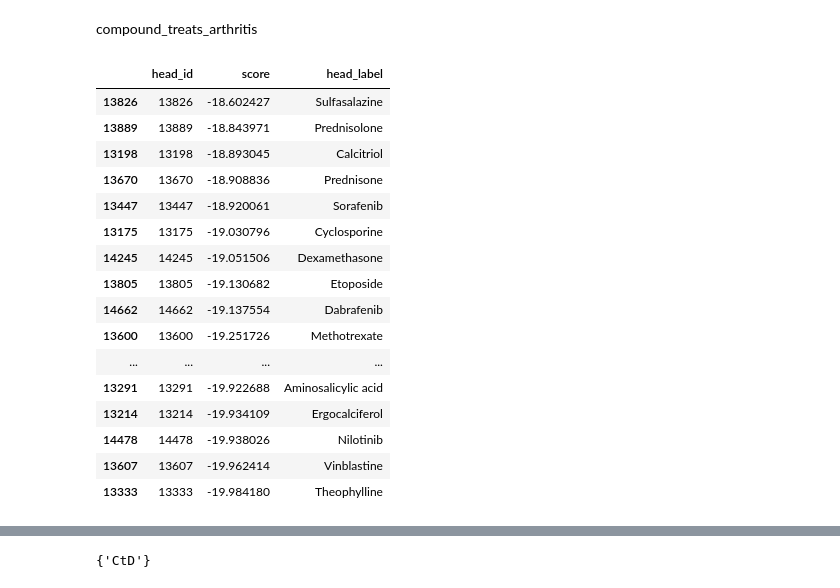
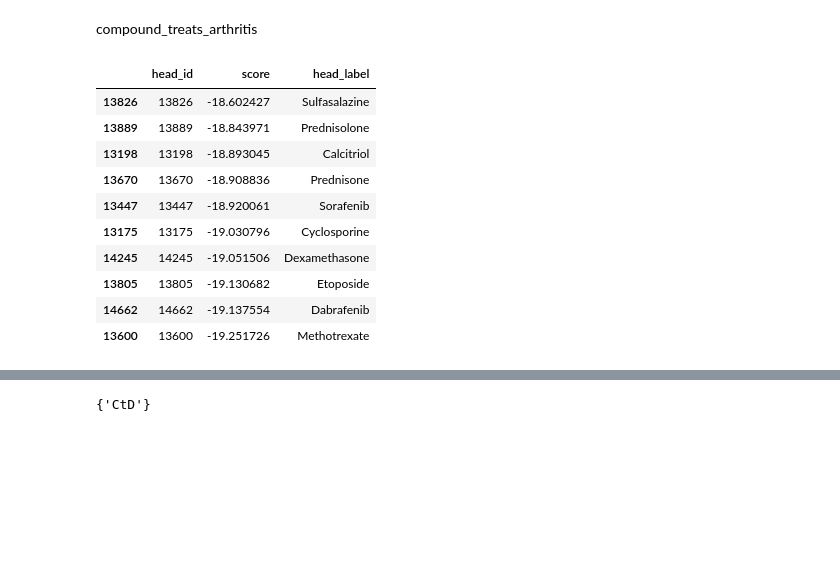
Before and after one commit to davidpetrov/Link-Prediction, a Jupyter notebook: hetionet.ipynb, the cells around one changed output, grey strips where cells are left out. Drawn from its saved outputs; the diff is of its cells as text; code cells hidden in the pictures; blank space fills up the shorter version.

Commit message:
Processing of results

```diff
--- a/hetionet.ipynb
+++ b/hetionet.ipynb
@@ -502,10 +502,10 @@ TriplesFactory(num_entities=45158, num_relations=24, create_inverse_triples=Fals
 # %%
 from pykeen import predict
 compound_treats_arthritis = predict.predict_target(
-    model=result_best_hpo2.model,
+    model=best_hpo_model,
     relation="CtD",
     tail="Disease::DOID:7148",
-    triples_factory=result.training,
+    triples_factory=dataset.training,
 )
 # %%
 compound_treats_arthritis_df = compound_treats_arthritis.df
@@ -550,22 +551,16 @@ compound_treats_arthritis['head_label'] = compound_treats_arthritis['head_label'
 # %% [markdown]
 compound_treats_arthritis
 # %%
-compound_treats_arthritis.nlargest(n=30, columns="score")
+compound_treats_arthritis.nlargest(n=10, columns="score")
 # %% [output]
 |  | head_id | score | head_label |
 | 13826 | 13826 | -18.602427 | Sulfasalazine |
 | 13889 | 13889 | -18.843971 | Prednisolone |
 | 13198 | 13198 | -18.893045 | Calcitriol |
 | 13670 | 13670 | -18.908836 | Prednisone |
 | 13447 | 13447 | -18.920061 | Sorafenib |
 | 13175 | 13175 | -19.030796 | Cyclosporine |
 | 14245 | 14245 | -19.051506 | Dexamethasone |
 | 13805 | 13805 | -19.130682 | Etoposide |
 | 14662 | 14662 | -19.137554 | Dabrafenib |
 | 13600 | 13600 | -19.251726 | Methotrexate |
-| ... | ... | ... | ... |
-| 13291 | 13291 | -19.922688 | Aminosalicylic acid |
-| 13214 | 13214 | -19.934109 | Ergocalciferol |
-| 14478 | 14478 | -19.938026 | Nilotinib |
-| 13607 | 13607 | -19.962414 | Vinblastine |
-| 13333 | 13333 | -19.984180 | Theophylline |
```
Also changed, not shown: parts of 27 cells of this notebook, 6 other files.
